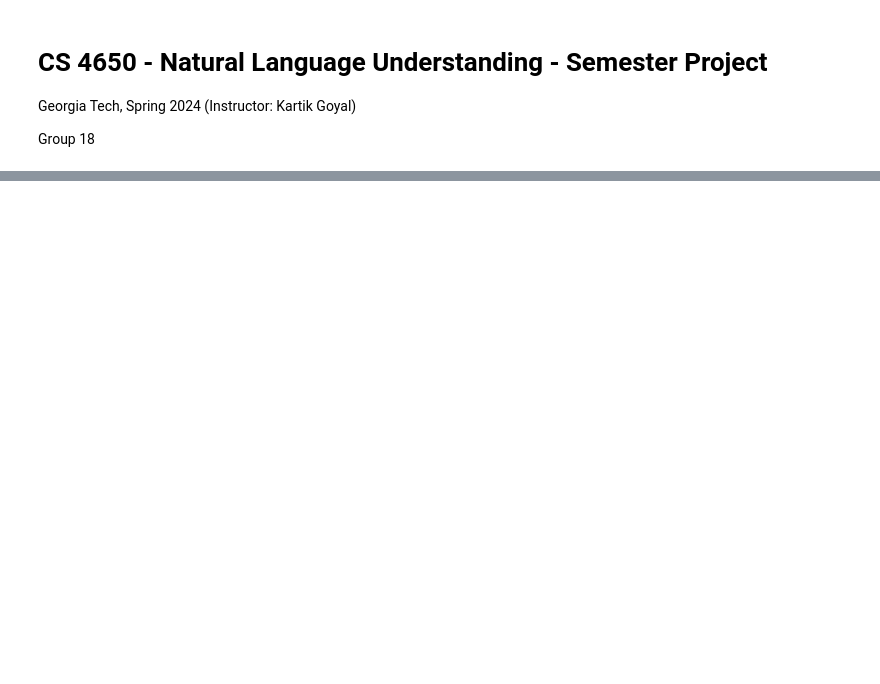
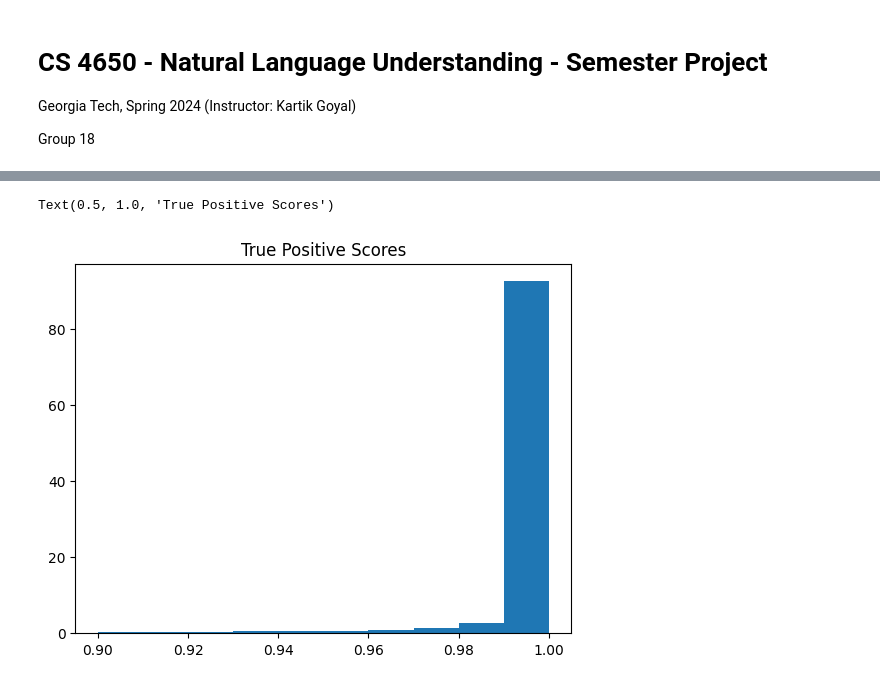
Before and after one commit to mark-glinberg/Hyperpartisanship-Analysis, a Jupyter notebook: dataset_and_model.ipynb, the cells around one changed output, grey strips where cells are left out. Drawn from its saved outputs; the diff is of its cells as text; code cells hidden in the pictures; blank space fills up the shorter version.

```diff
--- a/dataset_and_model.ipynb
+++ b/dataset_and_model.ipynb
@@ -129,0 +21,19 @@ for index in mislabeled_indices:
+# %%
+device = "cuda:0" if torch.cuda.is_available() else "cpu"
+
+dataset = load_dataset("hyperpartisan_news_detection", 'bypublisher', split="validation")
+tokenizer = AutoTokenizer.from_pretrained("alexgshaw/hyperpartisan-classifier", use_fast=True)
+pipe = pipeline("text-classification", model="alexgshaw/hyperpartisan-classifier", tokenizer = tokenizer, device=0)
+# %%
+def augmentation(example):
+    example["title_text"] = example["title"] + " " + example["text"]
+    example["title_lengths"] = len(example["title"])
+    example["text_lengths"] = len(example["text"])
+    return example
+
+dataset = dataset.map(augmentation)
+# %%
+preds = []
+
+for out in tqdm(pipe(KeyDataset(dataset, "title_text"), truncation=True, padding=True, return_all_scores=True)):
+    preds.append(out)
@@ -129,0 +85,16 @@ for index in mislabeled_indices:
+# %%
+title_lengths = np.array(dataset["title_lengths"])
+text_lengths = np.array(dataset["text_lengths"])
+tp_idx = np.nonzero(np.logical_and(ground_truths == 1, predictions == 1))
+tn_idx = np.nonzero(np.logical_and(ground_truths == 0, predictions == 0))
+fp_idx = np.nonzero(np.logical_and(ground_truths == 0, predictions == 1))
+fn_idx = np.nonzero(np.logical_and(ground_truths == 1, predictions == 0))
+correct = np.nonzero(ground_truths == predictions)
+incorrect = np.nonzero(ground_truths != predictions)
+bias = np.array(dataset["bias"])
+# %%
+plt.hist(scores[tp_idx], bins=10, range=(0.9,1), density=True)
+plt.title("True Positive Scores")
+# %% [output]
+Text(0.5, 1.0, 'True Positive Scores')
+[figure, added]
```
Also changed, not shown: parts of 40 cells of this notebook, 1 other file.
